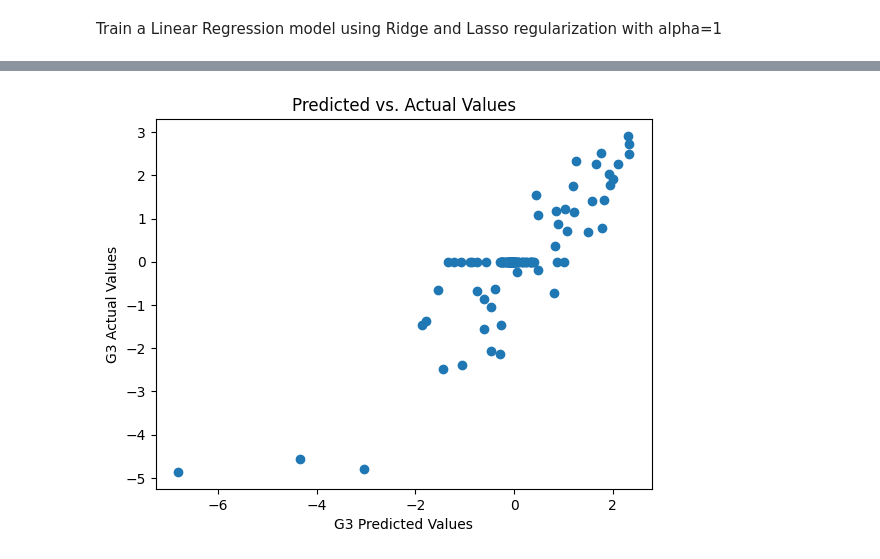
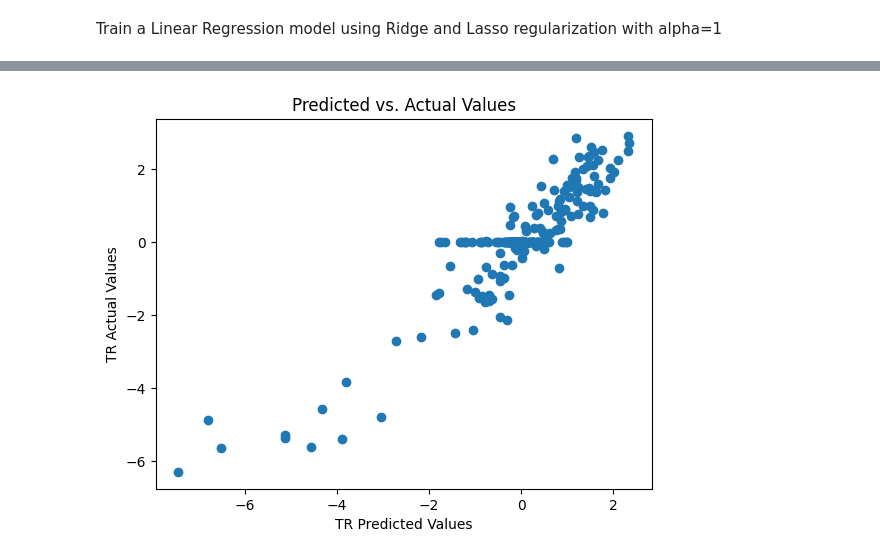
Before and after one commit to HenryCROSS/eecs3401_final_project, a Jupyter notebook: code.ipynb, the cells around one changed output, grey strips where cells are left out. Cells and saved outputs as stored; diff of their text form; code cells hidden in the pictures.

```diff
--- a/code.ipynb
+++ b/code.ipynb
@@ -373,7 +375,7 @@ from sklearn.model_selection import train_test_split
 features = ["num__TROtherTransit(A)", "num__TRFixedRouteBus(A)", "num__TRUrbanRail(A)"]
 
 X = data_prepared.drop(features, axis=1)
-y = data_prepared["num__TROtherTransit(A)"]
+y = data_prepared[features]
 
 X_train, X_test, y_train, y_test = train_test_split(X, y, test_size=0.2, random_state=42)
 print(X_train.shape, y_train.shape, X_test.shape, y_test.shape)
@@ -448,12 +450,12 @@ Lasso Regression MSE: 0.9340531451570716
 # %%
 import matplotlib.pyplot as plt
 
 # Assuming 'lr_model' is your best performing trained linear regression model
 lr_y_predict = lr_model.predict(X_test)  # X is your feature data
 plt.scatter(lr_y_predict, y_test)  # y is your actual target values
-plt.xlabel("G3 Predicted Values")
-plt.ylabel("G3 Actual Values")
+plt.xlabel("TR Predicted Values")
+plt.ylabel("TR Actual Values")
 plt.title("Predicted vs. Actual Values")
 plt.show()
 # %% [output]
-[figure, old version]
+[figure, new version]
```
Also changed, not shown: parts of 8 cells of this notebook.
